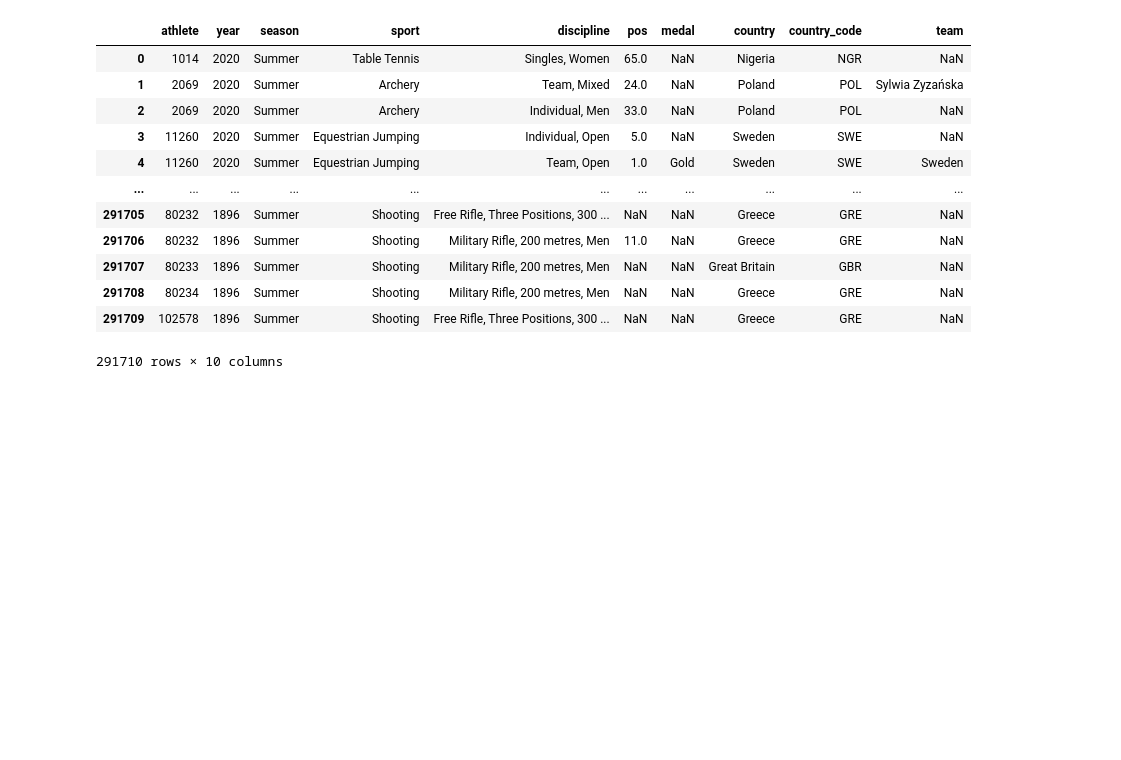
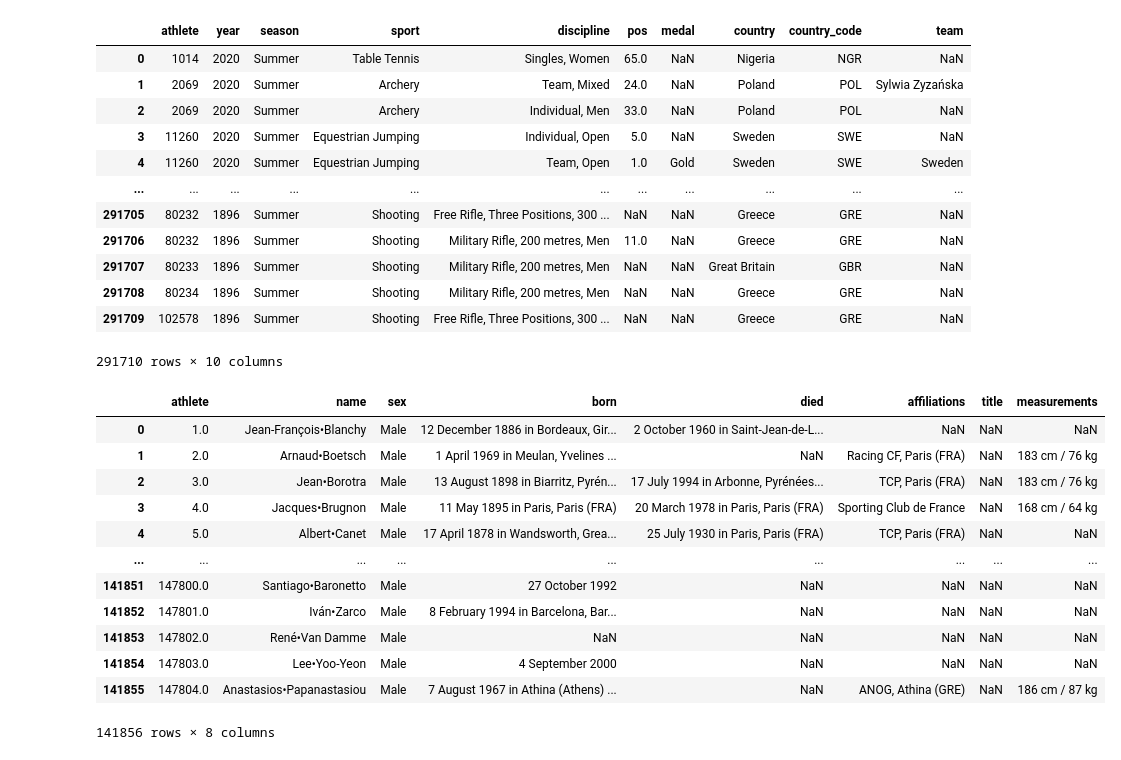
Before and after one commit to MartinDieCooleSocke420/1sem_tools_and_programming, a Jupyter notebook: exploringTheData.ipynb, the cells around one changed output. Cells and saved outputs as stored; diff of their text form; code cells hidden in the pictures; blank space fills up the shorter version.

```diff
--- a/exploringTheData.ipynb
+++ b/exploringTheData.ipynb
@@ -21,5 +21,21 @@ results
 291710 rows × 10 columns
 # %%
 athletes = pd.read_csv(filepath_or_buffer="data/athletes.txt", sep=";")
+
+athletes
+# %% [output]
+|  | athlete | name | sex | born | died | affiliations | title | measurements |
+| 0 | 1.0 | Jean-François•Blanchy | Male | 12 December 1886 in Bordeaux, Gir... | 2 October 1960 in Saint-Jean-de-L... | NaN | NaN | NaN |
+| 1 | 2.0 | Arnaud•Boetsch | Male | 1 April 1969 in Meulan, Yvelines ... | NaN | Racing CF, Paris (FRA) | NaN | 183 cm / 76 kg |
+| 2 | 3.0 | Jean•Borotra | Male | 13 August 1898 in Biarritz, Pyrén... | 17 July 1994 in Arbonne, Pyrénées... | TCP, Paris (FRA) | NaN | 183 cm / 76 kg |
+| 3 | 4.0 | Jacques•Brugnon | Male | 11 May 1895 in Paris, Paris (FRA) | 20 March 1978 in Paris, Paris (FRA) | Sporting Club de France | NaN | 168 cm / 64 kg |
+| 4 | 5.0 | Albert•Canet | Male | 17 April 1878 in Wandsworth, Grea... | 25 July 1930 in Paris, Paris (FRA) | TCP, Paris (FRA) | NaN | NaN |
+| ... | ... | ... | ... | ... | ... | ... | ... | ... |
+| 141851 | 147800.0 | Santiago•Baronetto | Male | 27 October 1992 | NaN | NaN | NaN | NaN |
+| 141852 | 147801.0 | Iván•Zarco | Male | 8 February 1994 in Barcelona, Bar... | NaN | NaN | NaN | NaN |
+| 141853 | 147802.0 | René•Van Damme | Male | NaN | NaN | NaN | NaN | NaN |
+| 141854 | 147803.0 | Lee•Yoo-Yeon | Male | 4 September 2000 | NaN | NaN | NaN | NaN |
+| 141855 | 147804.0 | Anastasios•Papanastasiou | Male | 7 August 1967 in Athina (Athens) ... | NaN | ANOG, Athina (GRE) | NaN | 186 cm / 87 kg |
+141856 rows × 8 columns
 # %%
 merged = pd.merge(left = athletes, right = results, how="inner")
```
Also changed, not shown: parts of 7 cells of this notebook, 1 other file.
